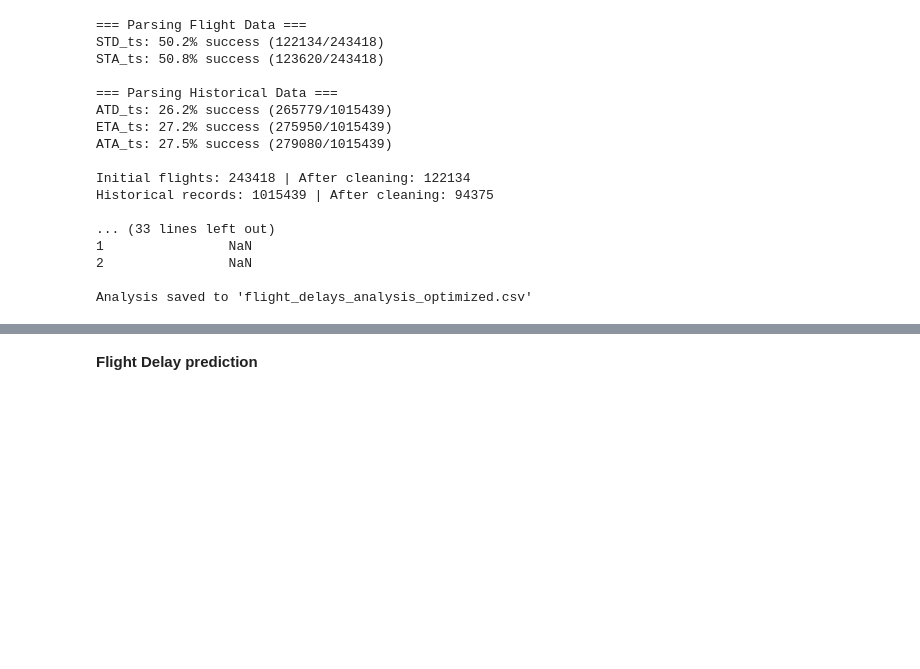
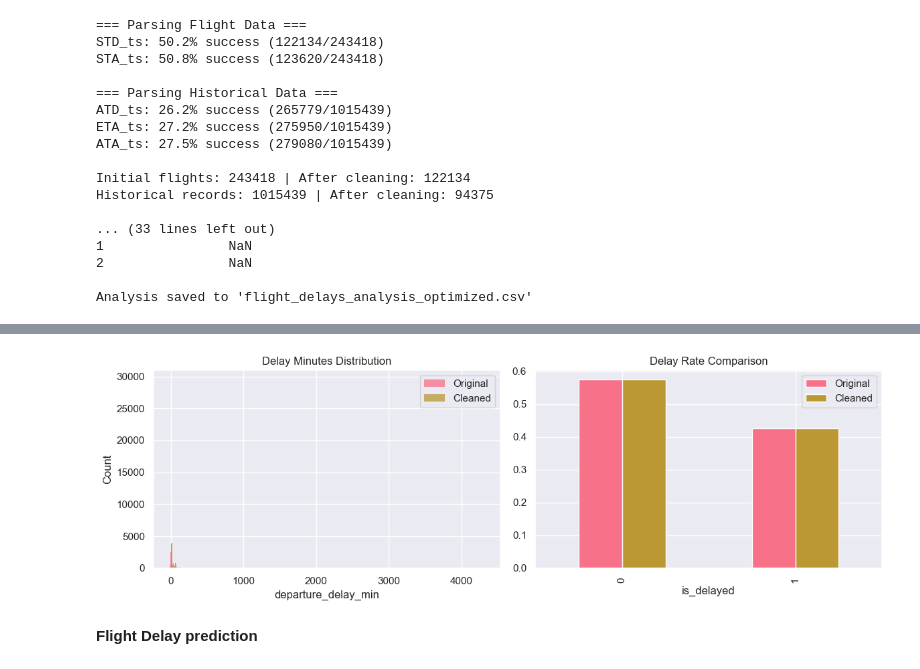
Before and after one commit to ZahraZellazi/DelayPrediction, a Jupyter notebook: DelayPrediction.ipynb, the cells around one changed output, grey strips where cells are left out. Cells and saved outputs as stored; diff of their text form; code cells hidden in the pictures; blank space fills up the shorter version.

```diff
--- a/DelayPrediction.ipynb
+++ b/DelayPrediction.ipynb
@@ -637,59 +626,85 @@ Arrival Delay Rate: 0.0%
 # %%
-import pandas as pd
-import numpy as np
+def clean_delays(df, early_limit=-20, min_delay=-1440, max_delay=4320, winsorize=False, delay_threshold=15):
+    """
+    Enhanced cleaning for both regression and classification targets:
 
-def clean_departure_delays(df, early_limit=-20, min_delay=-1440, max_delay=4320, winsorize=False):
-    """
-    Cleans departure delays by:
-    1. Removing implausible values (too early / too late).
-    2. Removing statistical outliers using IQR.
-    3. Optionally winsorizing instead of removing statistical outliers.
+    1. Handles plausibility checks
+    2. Applies IQR filtering/winsorizing to regression target
+    3. Preserves binary target integrity
+    4. Tracks removed outliers
 
     Parameters:
         df (pd.DataFrame): Must contain 'departure_delay_min'
-        early_limit (int): Max allowed early departure in minutes (default -20)
-        min_delay (int): Plausibility lower bound in minutes (default -1440)
-        max_delay (int): Plausibility upper bound in minutes (default 4320)
-        winsorize (bool): If True, caps values instead of removing IQR outliers.
+        early_limit (int): Max allowed early departure (minutes)
+        min/max_delay (int): Plausible delay bounds
+        winsorize (bool): Cap instead of remove IQR outliers
+        delay_threshold (int): Minutes threshold for binary classification
     """
+    # Create binary target first (before any filtering)
+    df['is_delayed'] = (df['departure_delay_min'] > delay_threshold).astype(int)
 
-    # ---- 1️⃣ Plausibility check ----
+    # ---- 1️⃣ Plausibility Check ----
     plausible_mask = df['departure_delay_min'].between(min_delay, max_delay)
     if early_limit is not None:
         plausible_mask &= df['departure_delay_min'] >= early_limit
 
-    removed_plaus = (~plausible_mask).sum()
-
-    # ---- 2️⃣ Statistical IQR check ----
+    # ---- 2️⃣ IQR Handling ----
     Q1 = df.loc[plausible_mask, 'departure_delay_min'].quantile(0.25)
     Q3 = df.loc[plausible_mask, 'departure_delay_min'].quantile(0.75)
     IQR = Q3 - Q1
-    iqr_min = Q1 - 1.5 * IQR
-    iqr_max = Q3 + 1.5 * IQR
+    iqr_bounds = (Q1 - 1.5*IQR, Q3 + 1.5*IQR)
 
-    iqr_mask = df['departure_delay_min'].between(iqr_min, iqr_max)
+    if winsorize:
+        # Create cleaned copy with winsorized delays
+        df_clean = df[plausible_mask].copy()
+        df_clean['delay_minutes'] = np.clip(
+            df_clean['departure_delay_min'],
+            *iqr_bounds
+        ).clip(lower=0)  # Ensure no negative delays for regression
 
-    removed_iqr = (~iqr_mask & plausible_mask).sum()
+        # Binary target remains unchanged
+        df_clean['is_delayed'] = (df_clean['departure_delay_min'] > delay_threshold).astype(int)
+    else:
+        # Strict outlier removal
+        iqr_mask = df['departure_delay_min'].between(*iqr_bounds)
+        df_clean = df[plausible_mask & iqr_mask].copy()
+        df_clean['delay_minutes'] = df_clean['departure_delay_min'].clip(lower=0)
 
-    # ---- 3️⃣ Combine masks ----
-    if winsorize:
-        df_clean = df[plausible_mask].copy()
-        df_clean['departure_delay_min'] = np.clip(df_clean['departure_delay_min'], iqr_min, iqr_max)
-    else:
-        final_mask = plausible_mask & iqr_mask
-        df_clean = df[final_mask].copy()
+    # ---- 3️⃣ Metrics & Validation ----
+    print(f"\n🔍 Original Data ({len(df)} flights)")
+    print(f"• Avg delay: {df['departure_delay_min'].mean():.1f} min")
+    print(f"• Delay rate: {df['is_delayed'].mean():.1%}")
 
-    # ---- 4️⃣ Logs ----
-    print(f"🚨 Removed due to plausibility: {removed_plaus} flights")
-    print(f"🚨 Removed due to IQR: {removed_iqr} flights")
-    print(f"✅ Final flights: {len(df_clean)}")
+    print(f"\n🧹 Cleaned Data ({len(df_clean)} flights)")
+    print(f"• Avg delay: {df_clean['delay_minutes'].mean():.1f} min")
+    print(f"• Delay rate: {df_clean['is_delayed'].mean():.1%}")
 
-    print("\n📊 Cleaned Delay Statistics:")
-    print(df_clean['departure_delay_min'].describe(percentiles=[.01, .05, .25, .5, .75, .95, .99]))
+    # Compare target distributions
+    fig, (ax1, ax2) = plt.subplots(1, 2, figsize=(12, 4))
+
+    # Regression target
+    sns.histplot(df['departure_delay_min'], ax=ax1, label='Original')
+    sns.histplot(df_clean['delay_minutes'], ax=ax1, label='Cleaned')
+    ax1.set_title('Delay Minutes Distribution')
+    ax1.legend()
+
+    # Classification target
+    pd.DataFrame({
+        'Original': df['is_delayed'].value_counts(normalize=True),
+        'Cleaned': df_clean['is_delayed'].value_counts(normalize=True)
+    }).plot.bar(ax=ax2)
+    ax2.set_title('Delay Rate Comparison')
+
+    plt.tight_layout()
+    plt.show()
 
     return df_clean
 
-
-# ---- Example usage in your pipeline ----
-df_clean = clean_departure_delays(df, early_limit=-20, winsorize=False)
+# Usage Example
+cleaned_data = clean_delays(
+    final_df,
+    early_limit=-20,
+    winsorize=True,  # Recommended to preserve data points
+    delay_threshold=15  # Your binary threshold
+)
 # %% [output]
@@ -714,3 +718,4 @@ Name: departure_delay_min, dtype: float64
+[figure, added]
 # %% [markdown]
 **Flight Delay prediction**
 # %%
```
Also changed, not shown: parts of 2 cells of this notebook.
